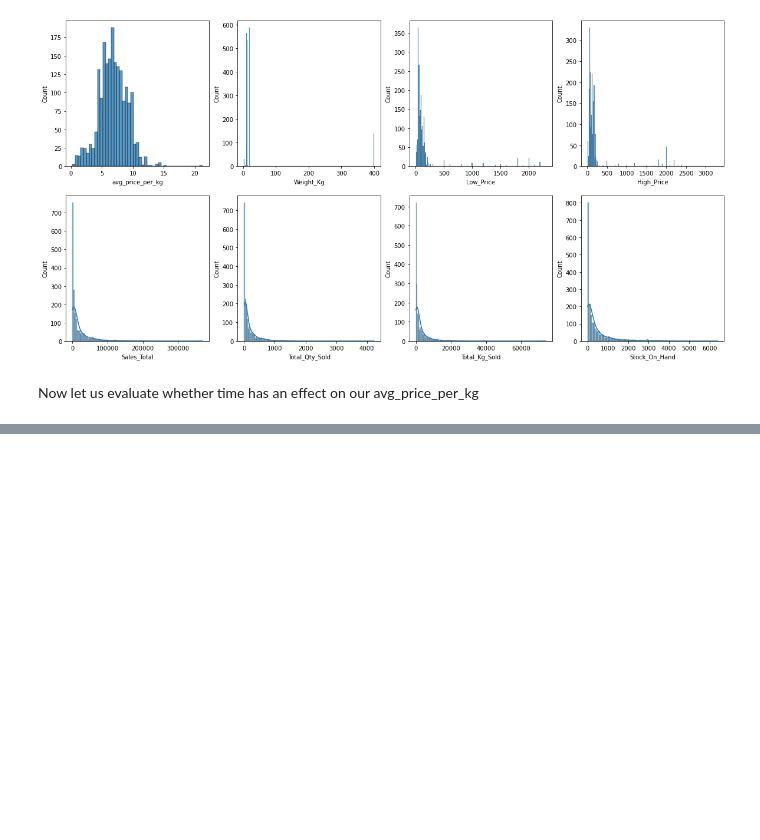
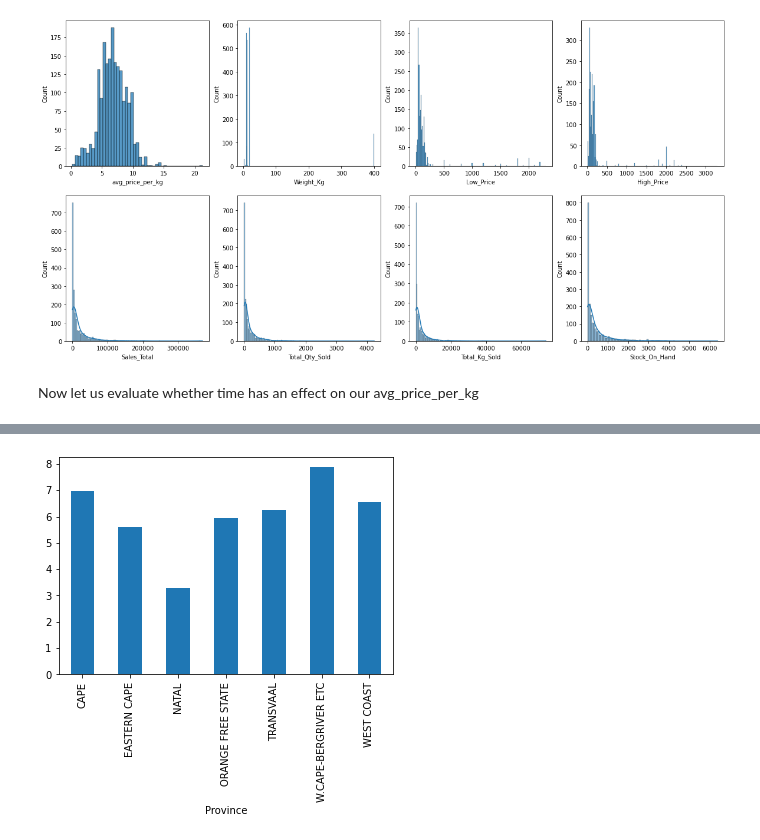
Before and after one commit to nkonyanihlulani/Team_7_regression, a Jupyter notebook: team_7.ipynb, the cells around one changed output, grey strips where cells are left out. Cells and saved outputs as stored; diff of their text form; code cells hidden in the pictures; blank space fills up the shorter version.

```diff
--- a/team_7.ipynb
+++ b/team_7.ipynb
@@ -155,0 +158,6 @@ Text(0.5, 0, 'Date')
+# %%
+train.groupby(train['Province'])['avg_price_per_kg'].mean().plot(kind='bar')
+
+plt.show()
+# %% [output]
+[figure, added]
```
Also changed, not shown: parts of 29 cells of this notebook.
